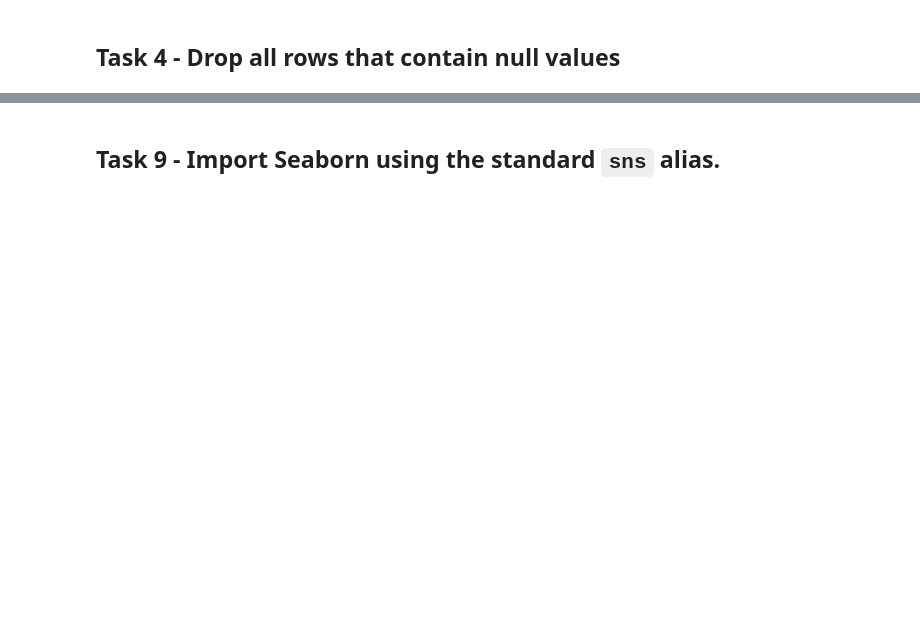
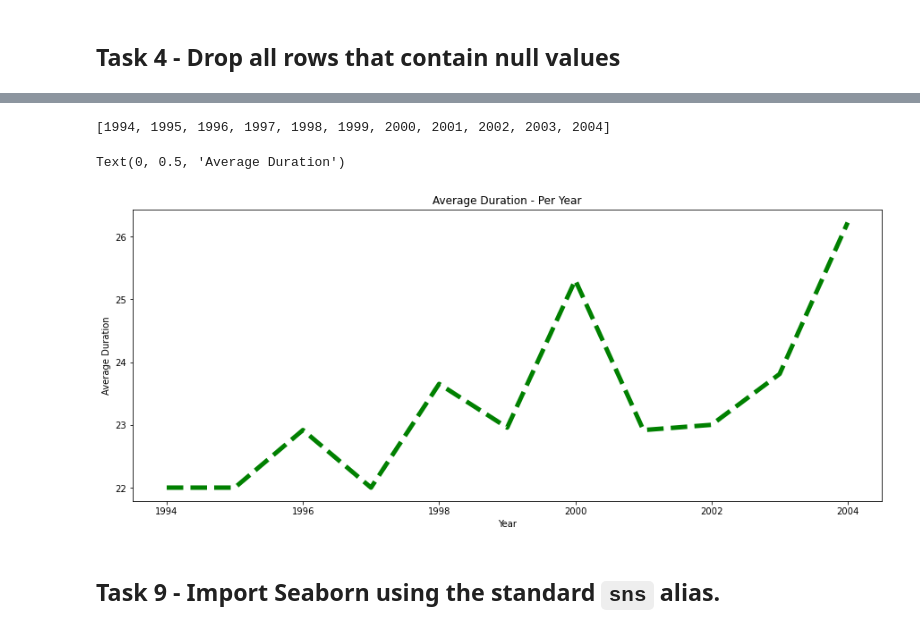
Before and after one commit to pjlannoo/data-visualization-friends, a Jupyter notebook: index.ipynb, the cells around one changed output, grey strips where cells are left out. Drawn from its saved outputs; the diff is of its cells as text; code cells hidden in the pictures; blank space fills up the shorter version.

```diff
--- a/index.ipynb
+++ b/index.ipynb
@@ -133,3 +225,22 @@ Below is an example of what your visualization should look like:
+# %%
+durationSeries = df.groupby(df['Year'])['Duration'].mean()
+durationYear = list(durationSeries.index)
+duration = list(durationSeries.values)
+
+durationYear
+# %% [output]
+[1994, 1995, 1996, 1997, 1998, 1999, 2000, 2001, 2002, 2003, 2004]
+# %%
+# Your code here
+plot_four_fig,plot_four_ax = plt.subplots(figsize=(15,6))
+
+plot_four_ax.plot(durationYear,duration,linewidth=5,linestyle='--',color='green')
+plot_four_ax.set_title("Average Duration - Per Year")
+plot_four_ax.set_xlabel("Year")
+plot_four_ax.set_ylabel("Average Duration")
+# %% [output]
+Text(0, 0.5, 'Average Duration')
+[figure, added]
 # %% [markdown]
 ## Task 9 - Import Seaborn using the standard `sns` alias.
 # %%
```
Also changed, not shown: parts of 20 cells of this notebook.
